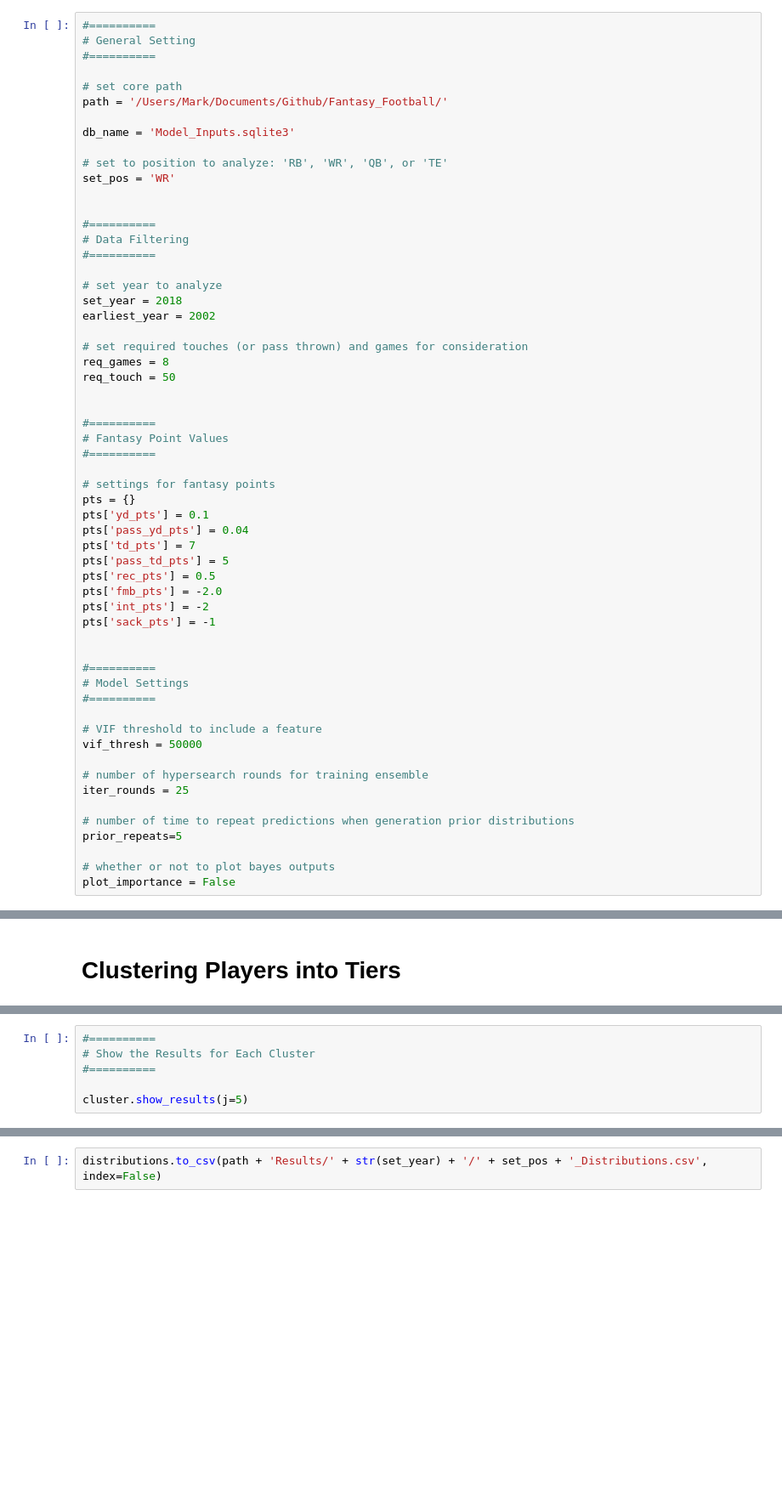
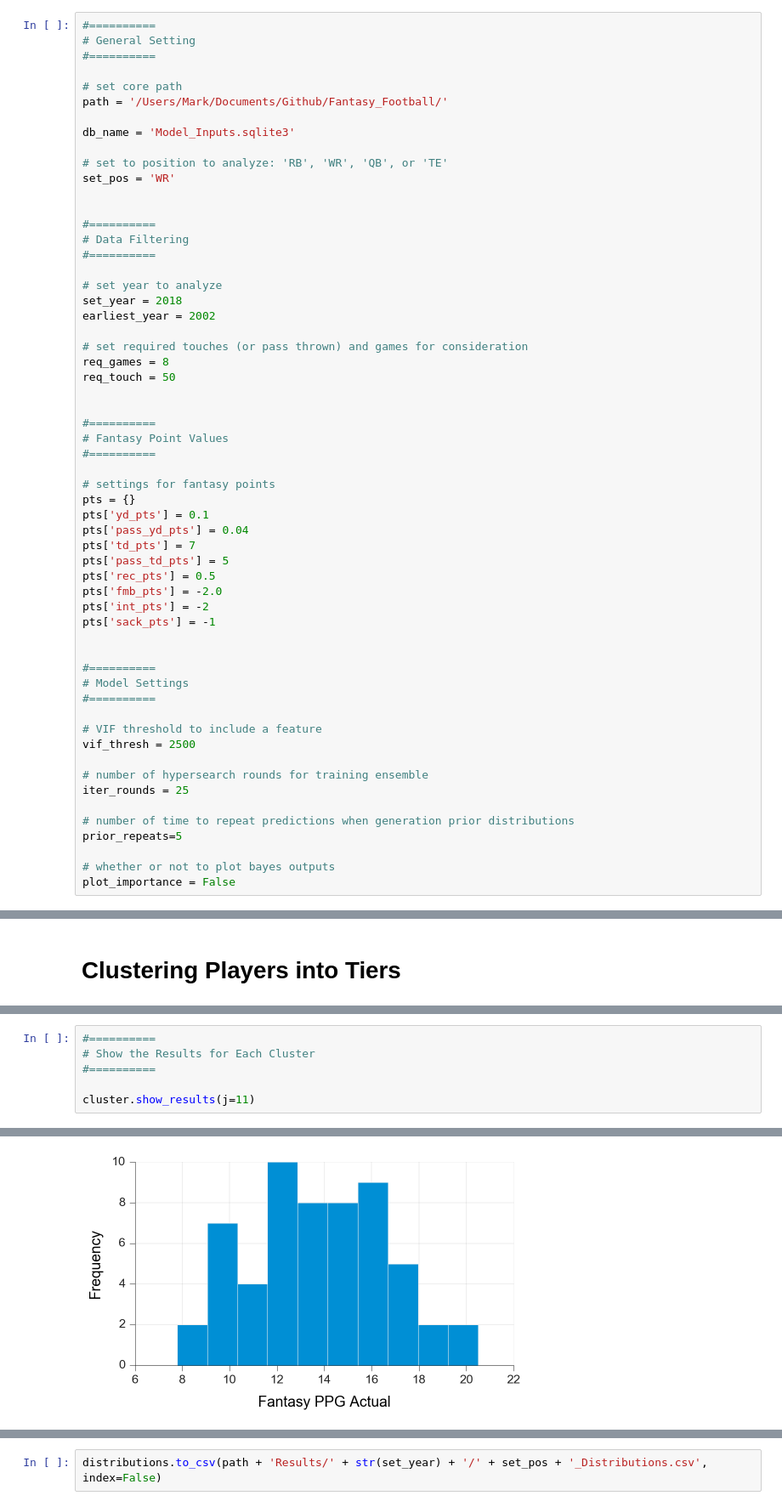
Before and after one commit to mborysiak/Fantasy_Football, a Jupyter notebook: Scripts/Analysis/Run_Model.ipynb, the cells around one changed output, grey strips where cells are left out. Shown at 85% size. Cells and saved outputs as stored; diff of their text form; blank space fills up the shorter version.

```diff
--- a/Scripts/Analysis/Run_Model.ipynb
+++ b/Scripts/Analysis/Run_Model.ipynb
@@ -48,7 +48,7 @@ pts['sack_pts'] = -1
 #==========
 
 # VIF threshold to include a feature
-vif_thresh = 50000
+vif_thresh = 2500
 
 # number of hypersearch rounds for training ensemble
 iter_rounds = 25
@@ -277,4 +364,5 @@ cluster.tree_plot()
 # Show the Results for Each Cluster
 #==========
 
-cluster.show_results(j=5)
+cluster.show_results(j=11)
+# %% [output]
@@ -280,0 +391 @@ cluster.show_results(j=5)
+[figure, added]
```
Also changed, not shown: parts of 7 cells of this notebook, 2 other files.
